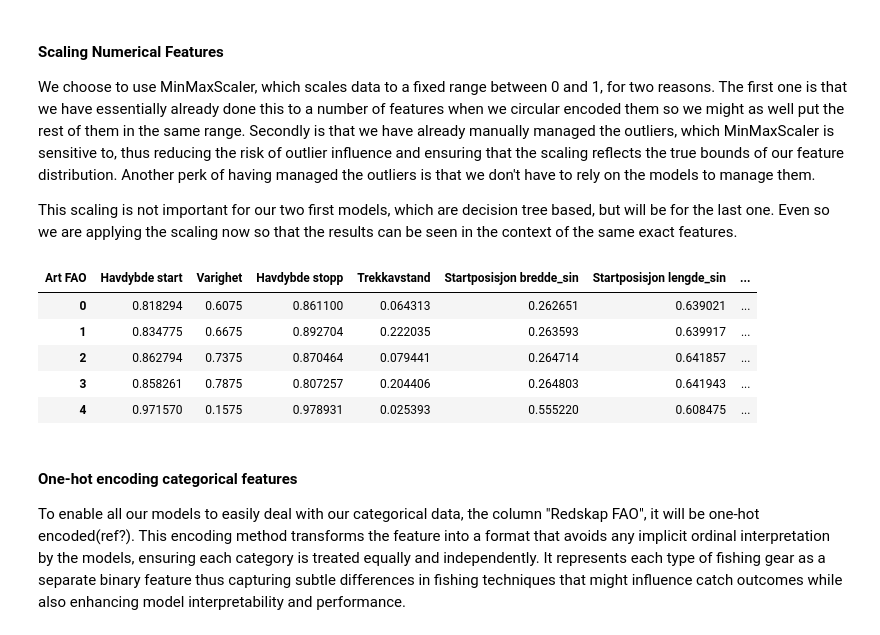
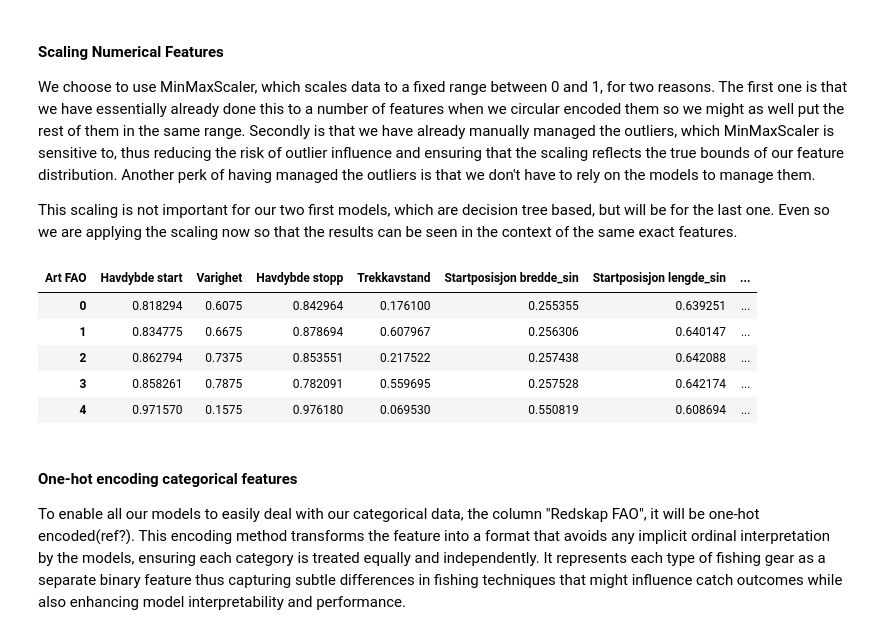
Before and after one commit to Pzorster/INFO284pzor, a Jupyter notebook: New.ipynb, the cells around one changed output. Saved outputs shown, nothing was run; the diff lists cells and outputs as text; code cells hidden in the pictures.

```diff
--- a/New.ipynb
+++ b/New.ipynb
@@ -814,18 +821,20 @@ We choose to use MinMaxScaler, which scales data to a fixed range between 0 and
 This scaling is not important for our two first models, which are decision tree based, but will be for the last one. Even so we are applying the scaling now so that the results can be seen in the context of the same exact features.
 # %%
 # MinMaxScaling numerical features
-num_feat = df[['Havdybde start','Varighet', 'Havdybde stopp', 'Trekkavstand', 'Startposisjon bredde_sin','Startposisjon lengde_sin','Startposisjon bredde_cos', 'Startposisjon lengde_cos','Stopposisjon bredde_sin', 'Stopposisjon bredde_cos', 'Stopposisjon lengde_sin', 'Stopposisjon lengde_cos','Bruttotonnasje', 'Startdag_sin', 'Startdag_cos', 'Stoppdag_sin', 'Stoppdag_cos']]
+num_feat = df[['Havdybde start','Varighet', 'Havdybde stopp', 'Trekkavstand', 'Startposisjon bredde_sin','Startposisjon lengde_sin','Startposisjon bredde_cos',
+               'Startposisjon lengde_cos','Stopposisjon bredde_sin', 'Stopposisjon bredde_cos', 'Stopposisjon lengde_sin', 'Stopposisjon lengde_cos','Bruttotonnasje',
+               'Startdag_sin', 'Startdag_cos', 'Stoppdag_sin', 'Stoppdag_cos', 'Startklokke_sin', 'Startklokke_cos', 'Stoppklokke_sin', 'Stoppklokke_cos']]
 scaler = MinMaxScaler()
 scaled_features = scaler.fit_transform(num_feat)
 scaled_df = pd.DataFrame(scaled_features, columns=num_feat.columns)
 scaled_df.head()
 # %% [output]
 | Art FAO | Havdybde start | Varighet | Havdybde stopp | Trekkavstand | Startposisjon bredde_sin | Startposisjon lengde_sin | ... |
-| 0 | 0.818294 | 0.6075 | 0.861100 | 0.064313 | 0.262651 | 0.639021 | ... |
-| 1 | 0.834775 | 0.6675 | 0.892704 | 0.222035 | 0.263593 | 0.639917 | ... |
-| 2 | 0.862794 | 0.7375 | 0.870464 | 0.079441 | 0.264714 | 0.641857 | ... |
-| 3 | 0.858261 | 0.7875 | 0.807257 | 0.204406 | 0.264803 | 0.641943 | ... |
-| 4 | 0.971570 | 0.1575 | 0.978931 | 0.025393 | 0.555220 | 0.608475 | ... |
+| 0 | 0.818294 | 0.6075 | 0.842964 | 0.176100 | 0.255355 | 0.639251 | ... |
+| 1 | 0.834775 | 0.6675 | 0.878694 | 0.607967 | 0.256306 | 0.640147 | ... |
+| 2 | 0.862794 | 0.7375 | 0.853551 | 0.217522 | 0.257438 | 0.642088 | ... |
+| 3 | 0.858261 | 0.7875 | 0.782091 | 0.559695 | 0.257528 | 0.642174 | ... |
+| 4 | 0.971570 | 0.1575 | 0.976180 | 0.069530 | 0.550819 | 0.608694 | ... |
 # %% [markdown]
 #### <a id='onehot'></a> One-hot encoding categorical features
 
```
Also changed, not shown: parts of 54 cells of this notebook.
